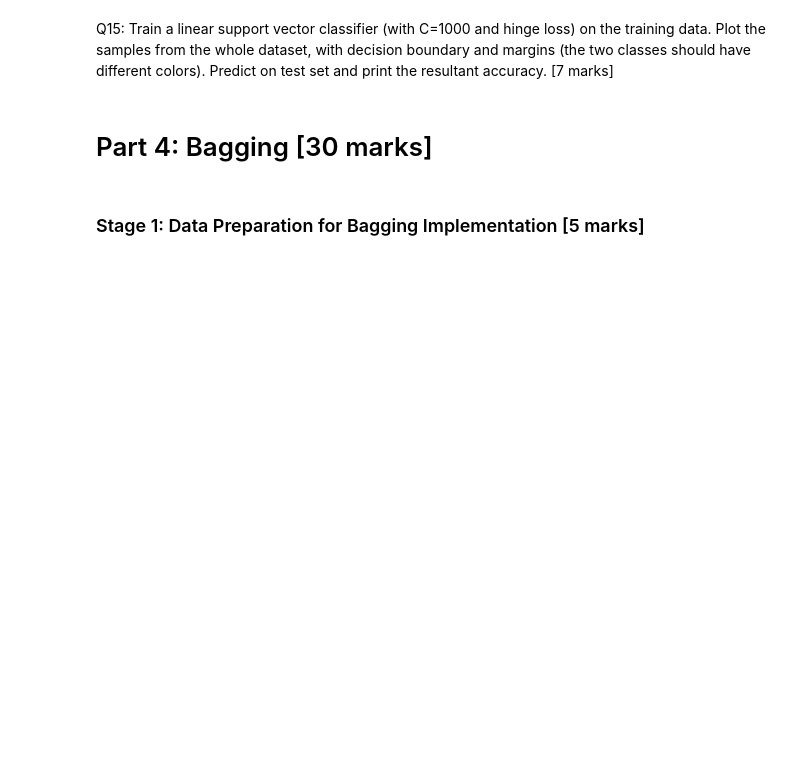
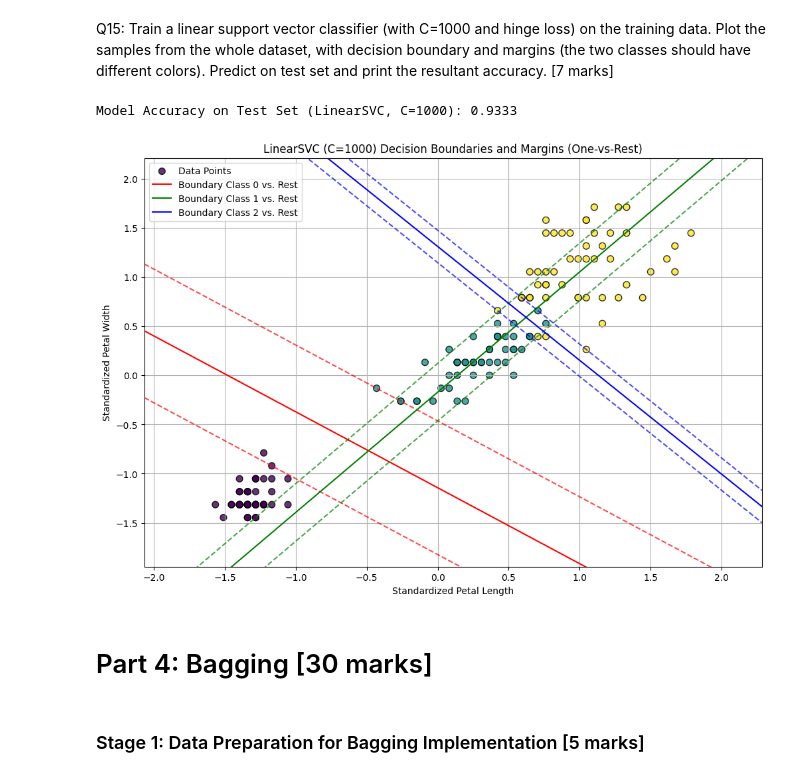
Before and after one commit to aloks6260/iitkgp_ds, a Jupyter notebook: M1-Assignment-Starter-Notebook.ipynb, the cells around one changed output. Cells and saved outputs as stored; diff of their text form; code cells hidden in the pictures; blank space fills up the shorter version.

```diff
--- a/M1-Assignment-Starter-Notebook.ipynb
+++ b/M1-Assignment-Starter-Notebook.ipynb
@@ -310,3 +397,66 @@ Q15: Train a linear support vector classifier (with C=1000 and hinge loss) on th
+# %%
+### YOUR CODE STARTS HERE ###
+
+# Initialize and train the LinearSVC model with C=1000 and hinge loss
+svc_model_C1000 = LinearSVC(C=1000, loss='hinge', random_state=42, dual='auto', max_iter=5000)
+svc_model_C1000.fit(X_train_svm, y_train_svm)
+
+# Predict on the test set
+y_pred_C1000 = svc_model_C1000.predict(X_test_svm)
+
+# Print the resultant accuracy
+accuracy_C1000 = accuracy_score(y_test_svm, y_pred_C1000)
+print(f"Model Accuracy on Test Set (LinearSVC, C=1000): {accuracy_C1000:.4f}")
+
+# Plotting samples from the whole dataset, decision boundary, and margins
+plt.figure(figsize=(12, 8))
+
+# Define the plot boundaries based on the full dataset (Xstan)
+x_min, x_max = Xstan[:, 0].min() - 0.5, Xstan[:, 0].max() + 0.5
+y_min, y_max = Xstan[:, 1].min() - 0.5, Xstan[:, 1].max() + 0.5
+
+# Plot the data points from the whole dataset (Xstan, y_target)
+plt.scatter(Xstan[:, 0], Xstan[:, 1], c=y_target, cmap='viridis', s=50, alpha=0.8, edgecolors='k', label='Data Points')
+
+# Assuming 3 classes (0, 1, 2), define colors for their boundaries and margins
+line_colors = ['red', 'green', 'blue']
+
+# Create a range for the x-axis to draw the lines
+x_line = np.linspace(x_min, x_max, 100)
+
+for i, (coef, intercept, color) in enumerate(zip(svc_model_C1000.coef_, svc_model_C1000.intercept_, line_colors)):
+    # Decision boundary: w_k[0]*x1 + w_k[1]*x2 + b_k = 0
+    # Rearranging for x2: x2 = (-coef[0]*x1 - intercept) / coef[1]
+
+    # Check to prevent division by zero if coef[1] is very close to zero (vertical line)
+    if np.abs(coef[1]) > 1e-6:
+        y_boundary = (-coef[0] * x_line - intercept) / coef[1]
+        plt.plot(x_line, y_boundary, ls='-', color=color, label=f'Boundary Class {i} vs. Rest')
+
+        # Margins: w_k[0]*x1 + w_k[1]*x2 + b_k = 1 and w_k[0]*x1 + w_k[1]*x2 + b_k = -1
+        y_margin_pos = (-coef[0] * x_line - intercept + 1) / coef[1]
+        y_margin_neg = (-coef[0] * x_line - intercept - 1) / coef[1]
+        plt.plot(x_line, y_margin_pos, ls='--', color=color, alpha=0.7)
+        plt.plot(x_line, y_margin_neg, ls='--', color=color, alpha=0.7)
+    else: # Handle nearly vertical lines
+        x_val = -intercept / coef[0]
+        plt.axvline(x=x_val, color=color, ls='-', label=f'Boundary Class {i} vs. Rest')
+        plt.axvline(x=(-intercept + 1) / coef[0], color=color, ls='--', alpha=0.7)
+        plt.axvline(x=(-intercept - 1) / coef[0], color=color, ls='--', alpha=0.7)
+
+
+plt.title('LinearSVC (C=1000) Decision Boundaries and Margins (One-vs-Rest)')
+plt.xlabel('Standardized Petal Length')
+plt.ylabel('Standardized Petal Width')
+plt.xlim(x_min, x_max)
+plt.ylim(y_min, y_max)
+plt.legend()
+plt.grid(True)
+plt.show()
+### YOUR CODE ENDS HERE ###
+# %% [output]
+Model Accuracy on Test Set (LinearSVC, C=1000): 0.9333
+[figure, added]
 # %% [markdown]
 # Part 4: Bagging [30 marks]
 # %%
```
Also changed, not shown: parts of 34 cells of this notebook.
